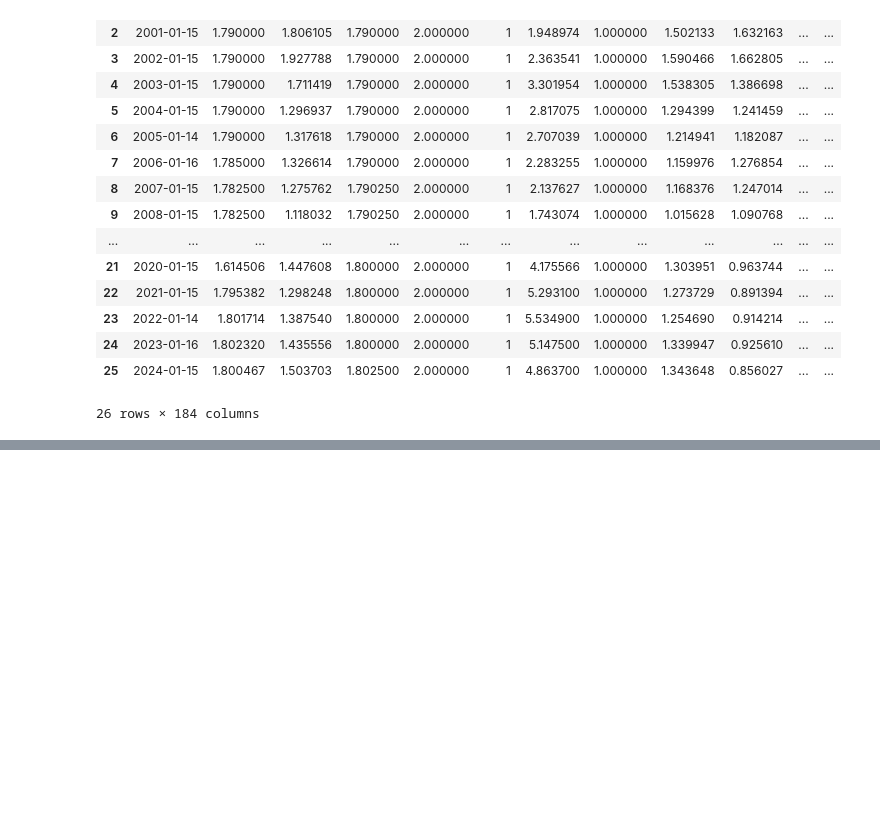
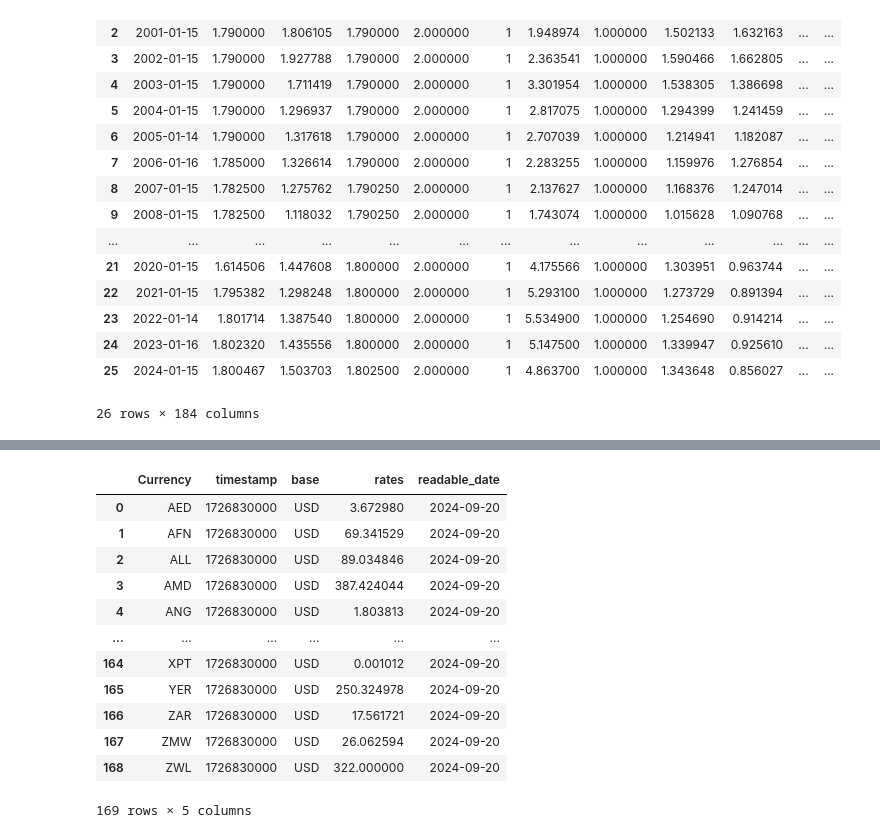
Before and after one commit to salu218/Api_test, a Jupyter notebook: Exchange_rate.ipynb, the cells around one changed output, grey strips where cells are left out. Drawn from its saved outputs; the diff is of its cells as text; code cells hidden in the pictures; blank space fills up the shorter version.

```diff
--- a/Exchange_rate.ipynb
+++ b/Exchange_rate.ipynb
@@ -197,6 +216,23 @@ latest_df1
 # %%
 # data = response.json()
+# Convert Unix timestamps to readable datetime format
+latest_df1['readable_date'] = pd.to_datetime(latest_df1['timestamp'], unit='s').dt.date  # Keep only the date
 # %%
-# print(json.dumps(data, indent=2))
+# print(json.dumps(data, indent=2
+latest_df1
+# %% [output]
+|  | Currency | timestamp | base | rates | readable_date |
+| 0 | AED | 1726830000 | USD | 3.672980 | 2024-09-20 |
+| 1 | AFN | 1726830000 | USD | 69.341529 | 2024-09-20 |
+| 2 | ALL | 1726830000 | USD | 89.034846 | 2024-09-20 |
+| 3 | AMD | 1726830000 | USD | 387.424044 | 2024-09-20 |
+| 4 | ANG | 1726830000 | USD | 1.803813 | 2024-09-20 |
+| ... | ... | ... | ... | ... | ... |
+| 164 | XPT | 1726830000 | USD | 0.001012 | 2024-09-20 |
+| 165 | YER | 1726830000 | USD | 250.324978 | 2024-09-20 |
+| 166 | ZAR | 1726830000 | USD | 17.561721 | 2024-09-20 |
+| 167 | ZMW | 1726830000 | USD | 26.062594 | 2024-09-20 |
+| 168 | ZWL | 1726830000 | USD | 322.000000 | 2024-09-20 |
+169 rows × 5 columns
 # %%
 # historical_df = pd.DataFrame(data)
```
Also changed, not shown: parts of 12 cells of this notebook.
